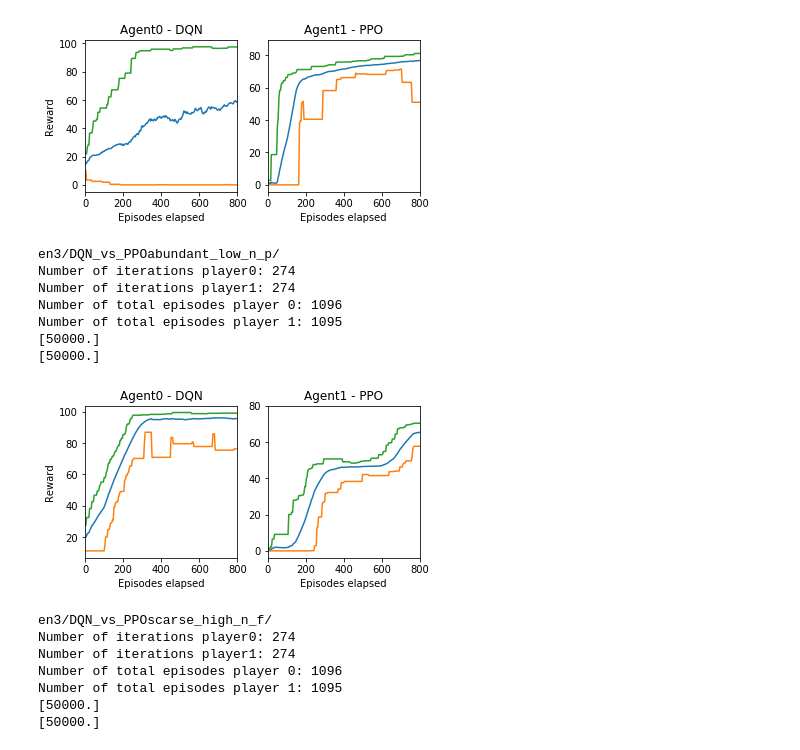
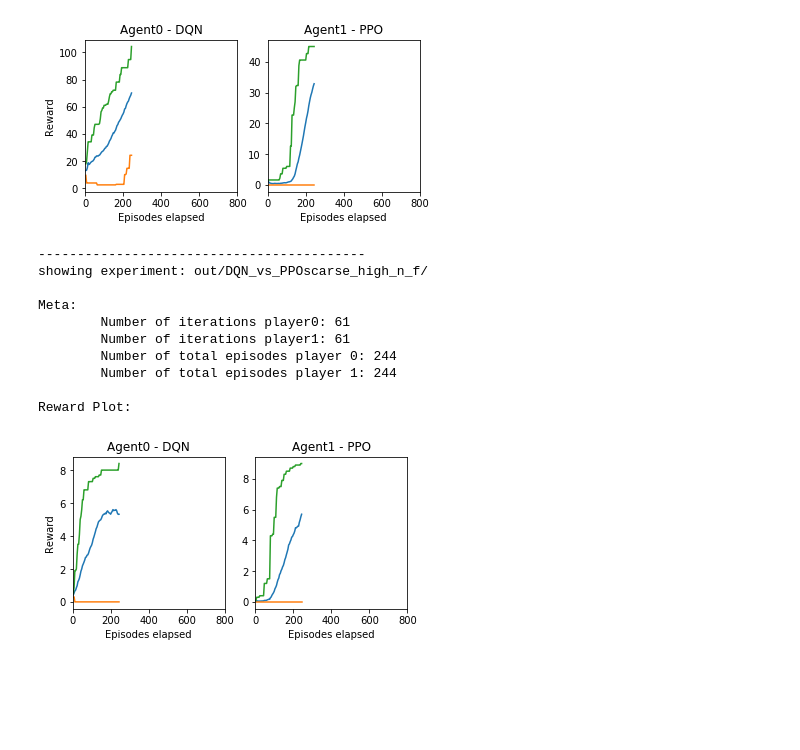
Before and after one commit to Degiorgio/RL-MultiAgentMultiPolicySocialDilemma, a Jupyter notebook: vis.ipynb, the cells around one changed output. Drawn from its saved outputs; the diff is of its cells as text; code cells hidden in the pictures; blank space fills up the shorter version.

```diff
--- a/vis.ipynb
+++ b/vis.ipynb
@@ -1,5 +1,7 @@
 # %%
 %matplotlib inline
+
+# use this cell to monitor training
 
 import os
 import glob
@@ -11,11 +13,9 @@ import json
 import pprint
 from sklearn.preprocessing import MinMaxScaler
 
-experiment_path = "explor_exp/*/"
-experiment_path = "en3/*/"
-#experiment_path = "out/*/"
+experiment_path = "out/*/"
 EPISODE_NORMALISATION=800
-location= "/home/kurt/x/assignments/credit/R250/R252-R/image"
+
 
 def parse(path):
     df = pd.read_csv(path, index_col="episodes_total")
@@ -23,7 +23,6 @@ def parse(path):
     episode_reward_max = df['episode_reward_max'].to_list()
     episode_reward_min = df['episode_reward_min'].to_list()
     episode_reward_mean = df['episode_reward_mean'].to_list()
-
     assert(len(episode_reward_mean) == len(episode_reward_min) == len(episode_reward_max))
     return (episodes_per_step,
             episode_reward_max,
@@ -35,14 +34,10 @@ def s(a3,a2,a1):
     a3 = np.array(a3).reshape(-1,1)
     a2 = np.array(a2).reshape(-1,1)
     a1 = np.array(a1).reshape(-1,1)
-
     cc=np.concatenate([a3,a2,a1], axis=0)
-    #import ipdb; ipdb.set_trace()
     x_sample = [0, 50_000]
-
     scaler = MinMaxScaler(feature_range=(0, 100))
     scaler.fit(np.array(x_sample)[:, np.newaxis])
-    print(scaler.data_max_)
     abnormal_data = scaler.transform(cc)
     r3 = abnormal_data[0:sds2]
     r2 = abnormal_data[sds2:sds2*2]
@@ -50,11 +45,12 @@ def s(a3,a2,a1):
     return  r3, r2, r1
 
 def show(player1, player2, x=None):
-    print("Number of iterations player0:", len(player1[0]))
-    print("Number of iterations player1:", len(player2[0]))
-    print("Number of total episodes player 0:", player1[0][-1])
-    print("Number of total episodes player 1:", player2[0][-1])
-    #import ipdb; ipdb.set_trace()
+    print("Meta:")
+    print("\tNumber of iterations player0:", len(player1[0]))
+    print("\tNumber of iterations player1:", len(player2[0]))
+    print("\tNumber of total episodes player 0:", player1[0][-1])
+    print("\tNumber of total episodes player 1:", player2[0][-1])
+
     fig = plt.figure(figsize=(6, 2.8))
     plt.subplot(1, 2, 1)
 
@@ -69,7 +65,6 @@ def show(player1, player2, x=None):
     plt.plot(player1[0], s2,  label="min reward")
     plt.plot(player1[0], s1,  label="max reward")
     plt.xlim((0, EPISODE_NORMALISATION))
-   # plt.ylim((0, 100))
     plt.ylabel("Reward")
     plt.xlabel("Episodes elapsed")
     plt.subplot(1, 2, 2)
@@ -79,36 +74,31 @@ def show(player1, player2, x=None):
         plt.title("Agent1 - DQN")
     else:
         plt.title("Agent1 - PPO")
+
     plt.plot(player2[0], s3,  label="avg reward")
     plt.plot(player2[0], s2,  label="min reward")
     plt.plot(player2[0], s1,  label="max reward")
     plt.xlabel("Episodes elapsed")
-    if x == "env_expr/DQN_vs_PPOscarse_high_n_f/":
-      plt.legend(loc=4)
     plt.xlim((0, EPISODE_NORMALISATION))
-    #plt.ylim((0, 100))
-    if x is not None:
-        pp = os.path.join(location, x[:-1].replace("/", "_") + ".png")
-        #plt.savefig(pp, bbox_inches='tight',  format='png', dpi=600)
+    print("\nReward Plot:")
     plt.show()
 
-print(experiment_path)
+print("experiments path:", experiment_path)
 experiments=glob.glob(experiment_path)
-
-print(experiments)
-
-
+print("experiments list:", experiments)
 
 for x in experiments:
-    print(x)
+    print('------------------------------------------')
+    print("showing experiment:", x, "\n")
+
     with open(os.path.join(x,"experiment.json")) as json_file:
         data = json.load(json_file)
 
     parameters = os.path.join(x, "player1/progress.csv")
     try:
-      results_path_player1 = os.path.join(x, "player1/progress.csv")
-      results_path_player0 = os.path.join(x, "player0/progress.csv")
-      show(parse(results_path_player0), parse(results_path_player1), x)
+        results_path_player1 = os.path.join(x, "player1/progress.csv")
+        results_path_player0 = os.path.join(x, "player0/progress.csv")
+        show(parse(results_path_player0), parse(results_path_player1), x)
     except:
-        print("skipping", x)
+        print("\tskipping", x)
 # %% [output]
@@ -124,16 +117,12 @@ Number of total episodes player 1: 1095
-[figure, old version]
+[figure, new version]
-en3/DQN_vs_PPOabundant_low_n_p/
-Number of iterations player0: 274
-Number of iterations player1: 274
-Number of total episodes player 0: 1096
-Number of total episodes player 1: 1095
-[50000.]
-[50000.]
+------------------------------------------
+showing experiment: out/DQN_vs_PPOscarse_high_n_f/
+
+Meta:
+        Number of iterations player0: 61
+        Number of iterations player1: 61
+        Number of total episodes player 0: 244
+        Number of total episodes player 1: 244
+
+Reward Plot:
-[figure, old version]
+[figure, new version]
-en3/DQN_vs_PPOscarse_high_n_f/
-Number of iterations player0: 274
-Number of iterations player1: 274
-Number of total episodes player 0: 1096
-Number of total episodes player 1: 1095
-[50000.]
-[50000.]
```
Also changed, not shown: parts of 3 cells of this notebook, 16 other files.
